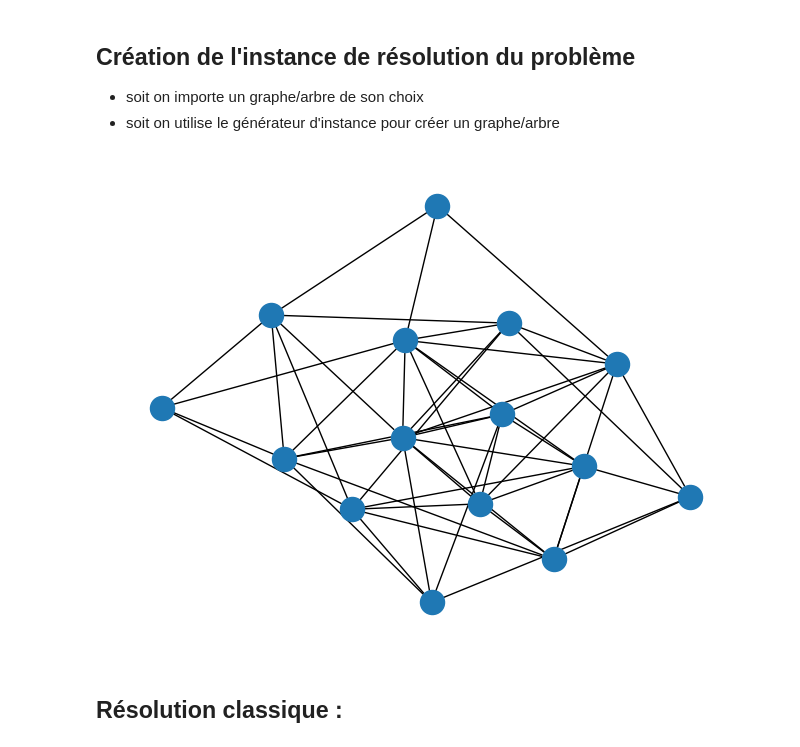
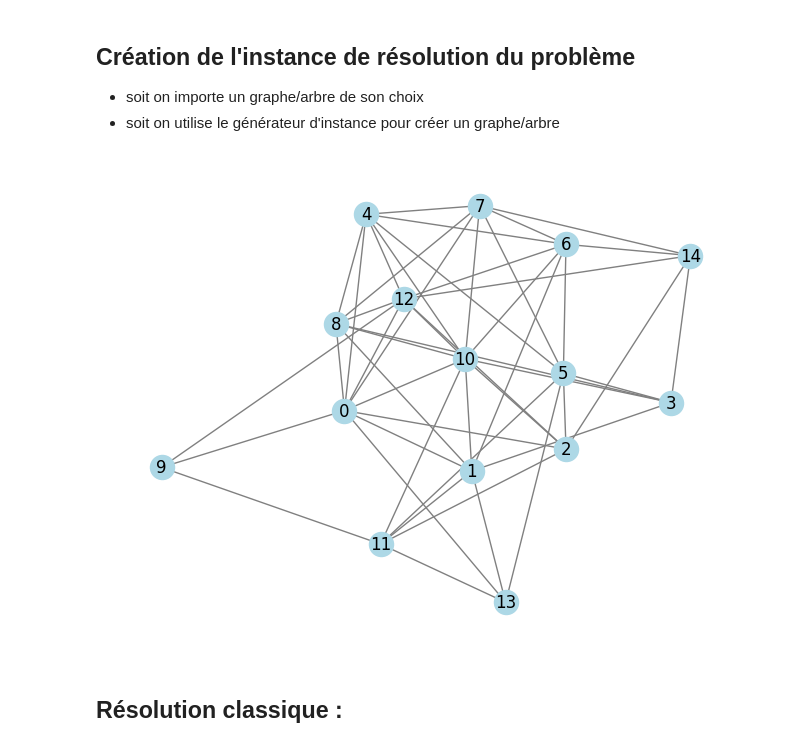
Before and after one commit to clara-blaizot/pauli_correlation_encoding, a Jupyter notebook: implementation_finale.ipynb, the cells around one changed output. Drawn from its saved outputs; the diff is of its cells as text; code cells hidden in the pictures.

```diff
--- a/implementation_finale.ipynb
+++ b/implementation_finale.ipynb
@@ -35,11 +35,15 @@ problem = "Max-Cut"
 - soit on utilise le générateur d'instance pour créer un graphe/arbre
 # %%
 from instance_generator import instance_creation
+import matplotlib.pyplot as plt
+import networkx as nx
 num_nodes = 15
 
 instance = instance_creation(num_nodes, problem)
+nx.draw(instance, with_labels=True, node_color='lightblue', edge_color='gray')
+plt.show()
 # %% [output]
-[figure, old version]
+[figure, new version]
 # %% [markdown]
 ## Résolution classique :
 # %%
```
Also changed, not shown: parts of 9 cells of this notebook, 2 other files.
